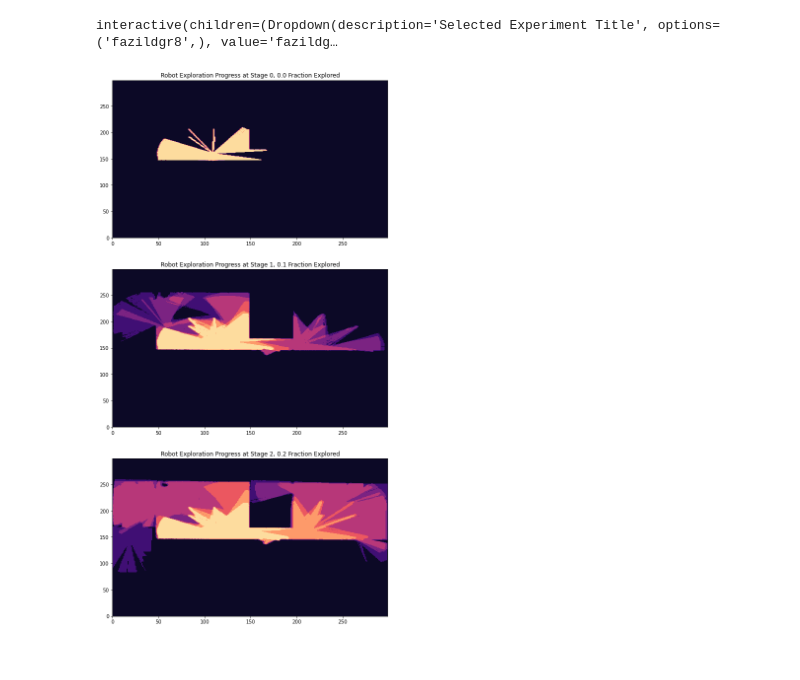
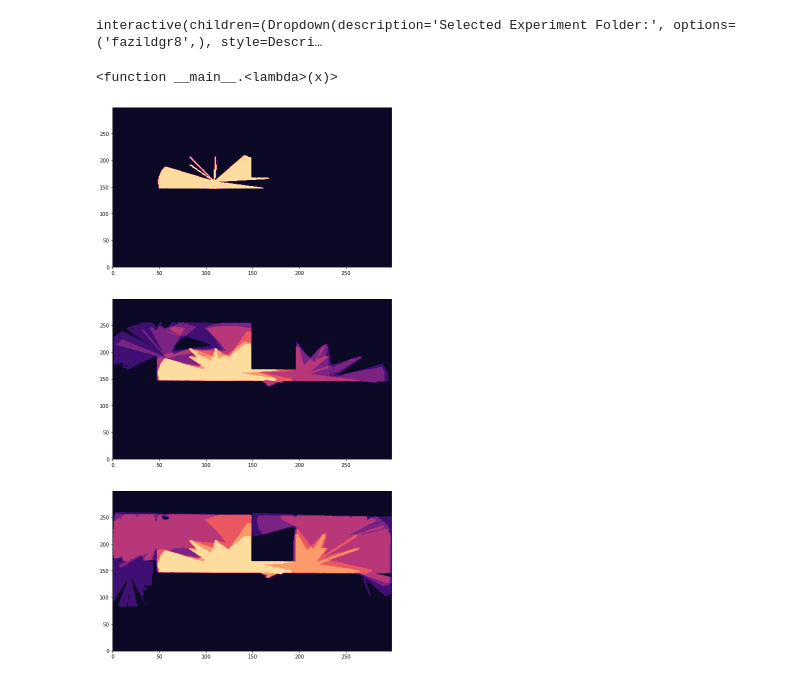
Before and after one commit to liuk22/msc_HARE, a Jupyter notebook: scripts/analyzer.ipynb, the cells around one changed output. Drawn from its saved outputs; the diff is of its cells as text; code cells hidden in the pictures.

```diff
--- a/scripts/analyzer.ipynb
+++ b/scripts/analyzer.ipynb
@@ -17,10 +17,12 @@ def strip_dir_func(is_unix):
         return lambda el : el[el.rfind("/") + 1:]
     else:
         return lambda el : el[el.rfind("\\") + 1:]
-
 dropdown_options = list(map(strip_dir_func(IS_UNIX_FILE_SYSTEM), glob.glob(LOGS_PATH)))
-ipywidgets.interact(lambda x : None, x=ipywidgets.widgets.Dropdown(options=dropdown_options, description="Selected Experiment Title"))
-EXPERIMENT_PATH = f"{LOGS_PATH[:-1]}fazildgr8\\*.txt"
+ipywidgets.interact(lambda x : None, x=ipywidgets.widgets.Dropdown(options=dropdown_options,
+description="Selected Experiment Folder:",
+style={"description_width": "initial"}),
+)
 # %% [output]
-interactive(children=(Dropdown(description='Selected Experiment Title', options=('fazildgr8',), value='fazildg…
+interactive(children=(Dropdown(description='Selected Experiment Folder:', options=('fazildgr8',), style=Descri…
+<function __main__.<lambda>(x)>
 # %%
@@ -38,13 +40,16 @@ num_experiments = len(log_objects) // (highest_stage + 1)
 # %%
 fig, axs = plt.subplots(highest_stage + 1, 1, figsize= (10,20))
 for i in range(0, highest_stage + 1):
     arr = None
     for j in range(num_experiments):
         if arr is None:
             arr = (np.loadtxt(log_objects[j + i * num_experiments].path) >= 0) / num_experiments
         else:
             arr += (np.loadtxt(log_objects[j + i * num_experiments].path) >= 0) / num_experiments
     axs[i].contourf(arr, cmap=cm.magma)
-    axs[i].set_title(f"Robot Exploration Progress at Stage {i}, {log_objects[i * num_experiments].threshold} Fraction Explored")
+    if log_objects[0].unit == "second":
+        axs[i].set_title(f"Robot Exploration Progress at Stage {i}, {log_objects[i * num_experiments].unit_value} Seconds Explored")
+    elif log_objects[0].unit == "proportion":
+        axs[i].set_title(f"Robot Exploration Progress at Stage {i}, {log_objects[i * num_experiments].unit_value} Proportion Explored")
 # %% [output]
-[figure, old version]
+[figure, new version]
```
Also changed, not shown: parts of 1 cell of this notebook, 4 other files.
